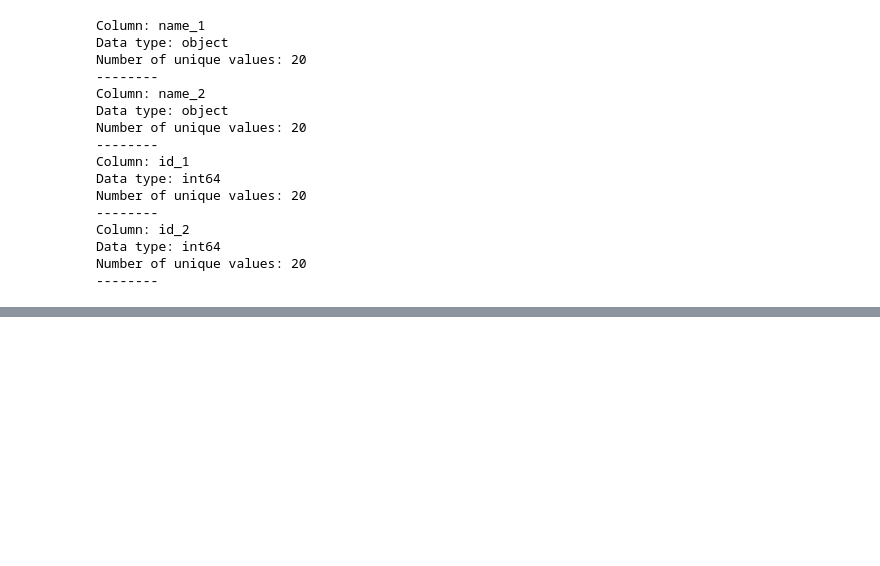
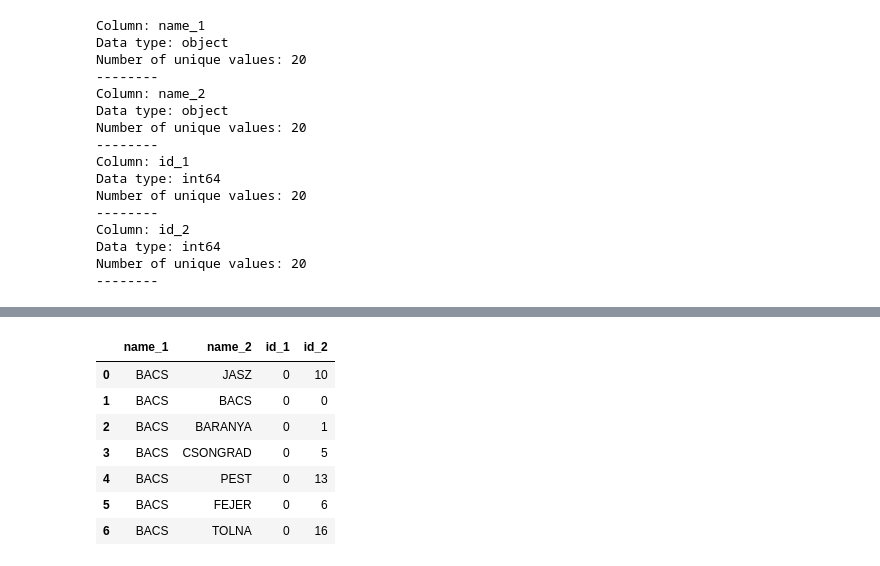
Before and after one commit to teofizzy/chicken_pox_case_count_prediction, a Jupyter notebook: index.ipynb, the cells around one changed output, grey strips where cells are left out. Saved outputs shown, nothing was run; the diff lists cells and outputs as text; code cells hidden in the pictures; blank space fills up the shorter version.

```diff
--- a/index.ipynb
+++ b/index.ipynb
@@ -208,0 +236,11 @@ county_edge_df
+# %%
+county_edge_df.loc[county_edge_df['name_1'] == 'BACS']
+# %% [output]
+|  | name_1 | name_2 | id_1 | id_2 |
+| 0 | BACS | JASZ | 0 | 10 |
+| 1 | BACS | BACS | 0 | 0 |
+| 2 | BACS | BARANYA | 0 | 1 |
+| 3 | BACS | CSONGRAD | 0 | 5 |
+| 4 | BACS | PEST | 0 | 13 |
+| 5 | BACS | FEJER | 0 | 6 |
+| 6 | BACS | TOLNA | 0 | 16 |
```
Also changed, not shown: parts of 23 cells of this notebook, 4 other files.
